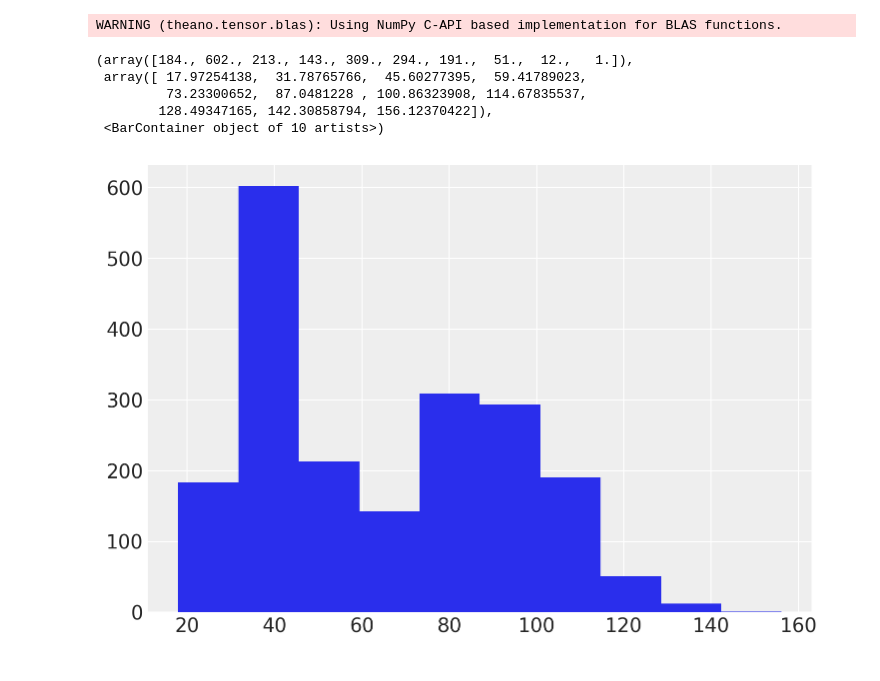
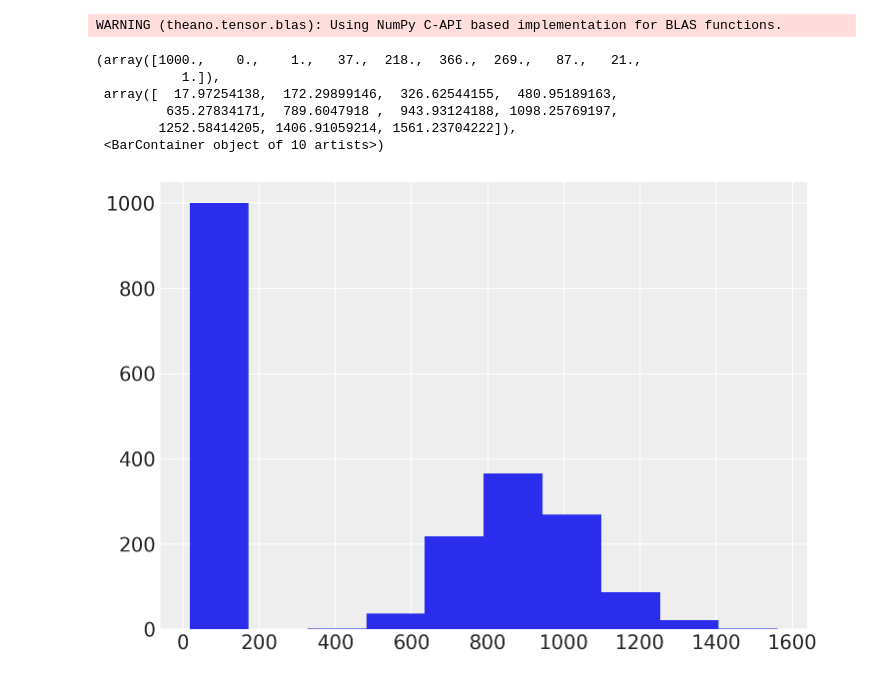
Before and after one commit to dimassores/bayesextremes, a Jupyter notebook: gamma-mixture-model.ipynb, the cells around one changed output. Drawn from its saved outputs; the diff is of its cells as text; code cells hidden in the pictures.

```diff
--- a/gamma-mixture-model.ipynb
+++ b/gamma-mixture-model.ipynb
@@ -13,27 +14,28 @@ az.style.use("arviz-darkgrid")
 # %%
 # simulate data from a known mixture distribution
 np.random.seed(12345)  # set random seed for reproducibility
 
 k = 2
 ndata = 1000
 # spread = 5
 # centers = np.array([-spread, 0, spread])
 
 # simulate data from mixture distribution
 
 v = np.random.randint(0, k, ndata)
 data_1 = np.random.gamma(shape = 20, scale = 2, size = ndata)
-data_2 = np.random.gamma(shape = 30, scale = 3, size = ndata)
+data_2 = np.random.gamma(shape = 30, scale = 30, size = ndata)
 
 data = np.append(data_1, data_2)
 plt.hist(data)
 # %% [output]
-(array([184., 602., 213., 143., 309., 294., 191.,  51.,  12.,   1.]),
- array([ 17.97254138,  31.78765766,  45.60277395,  59.41789023,
-         73.23300652,  87.0481228 , 100.86323908, 114.67835537,
-        128.49347165, 142.30858794, 156.12370422]),
+(array([1000.,    0.,    1.,   37.,  218.,  366.,  269.,   87.,   21.,
+           1.]),
+ array([  17.97254138,  172.29899146,  326.62544155,  480.95189163,
+         635.27834171,  789.6047918 ,  943.93124188, 1098.25769197,
+        1252.58414205, 1406.91059214, 1561.23704222]),
  <BarContainer object of 10 artists>)
-[figure, old version]
+[figure, new version]
 # %%
 #definir a GPD
 #definir a mistura de gammas
```
Also changed, not shown: parts of 7 cells of this notebook, 1 other file.
